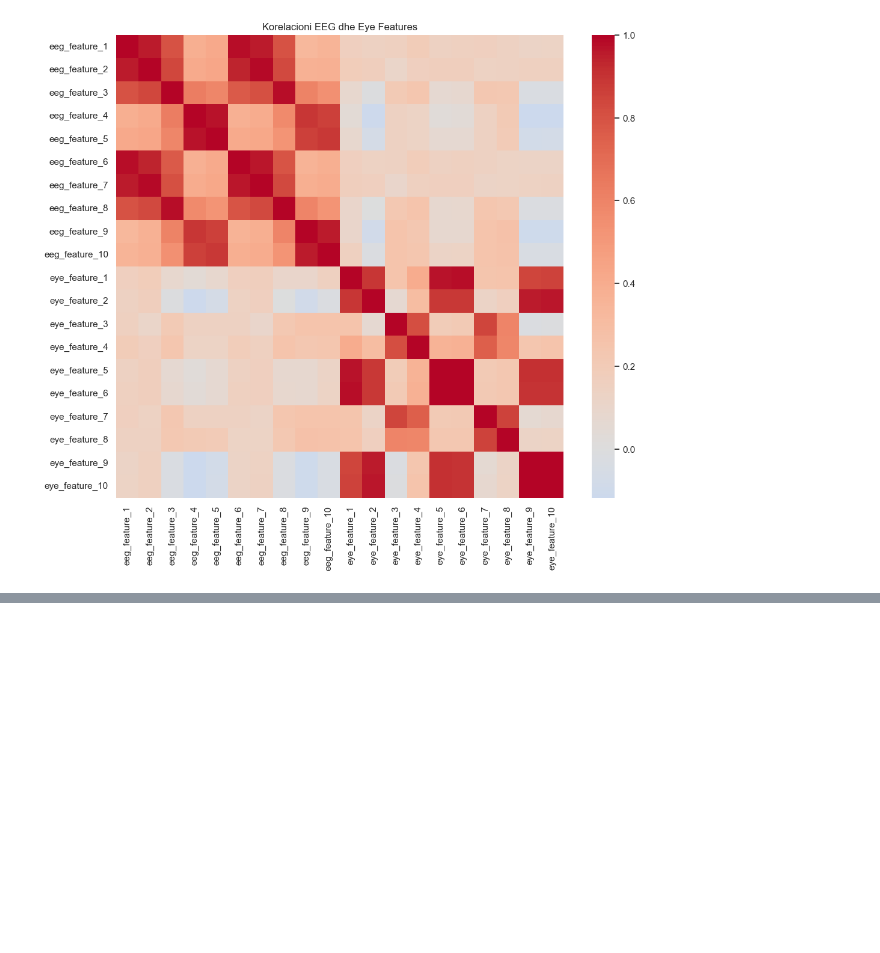
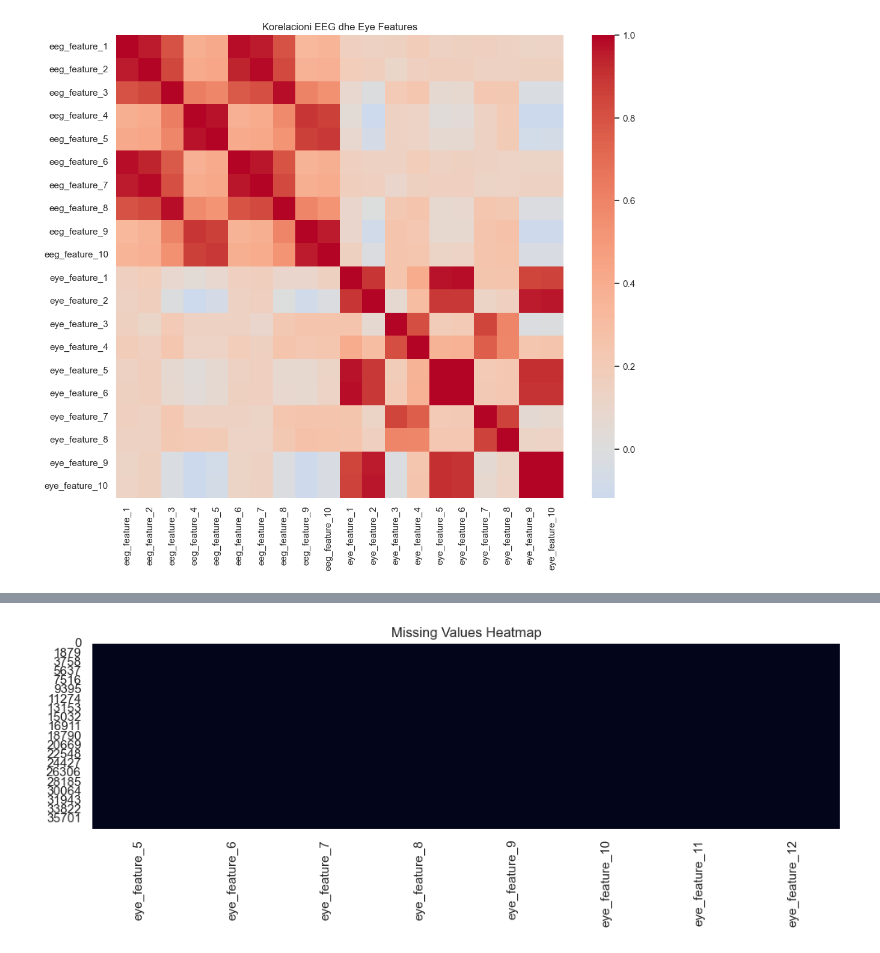
Before and after one commit to Gresita/NeuroSense, a Jupyter notebook: visualizations/visualizations.ipynb, the cells around one changed output, grey strips where cells are left out. Cells and saved outputs as stored; diff of their text form; code cells hidden in the pictures; blank space fills up the shorter version.

```diff
--- a/visualizations/visualizations.ipynb
+++ b/visualizations/visualizations.ipynb
@@ -174,0 +201,28 @@ plt.show()
+# %%
+import seaborn as sns
+import matplotlib.pyplot as plt
+
+missing_cols = [
+    "eye_feature_5",
+    "eye_feature_6",
+    "eye_feature_7",
+    "eye_feature_8",
+    "eye_feature_9",
+    "eye_feature_10",
+    "eye_feature_11",
+    "eye_feature_12"
+]
+
+plt.figure(figsize=(10,4))
+
+sns.heatmap(
+    df[missing_cols].isnull(),
+    cbar=False
+)
+
+plt.title("Missing Values Heatmap")
+
+plt.tight_layout()
+plt.show()
+# %% [output]
+[figure, added]
```
Also changed, not shown: parts of 3 cells of this notebook, 6 other files.
